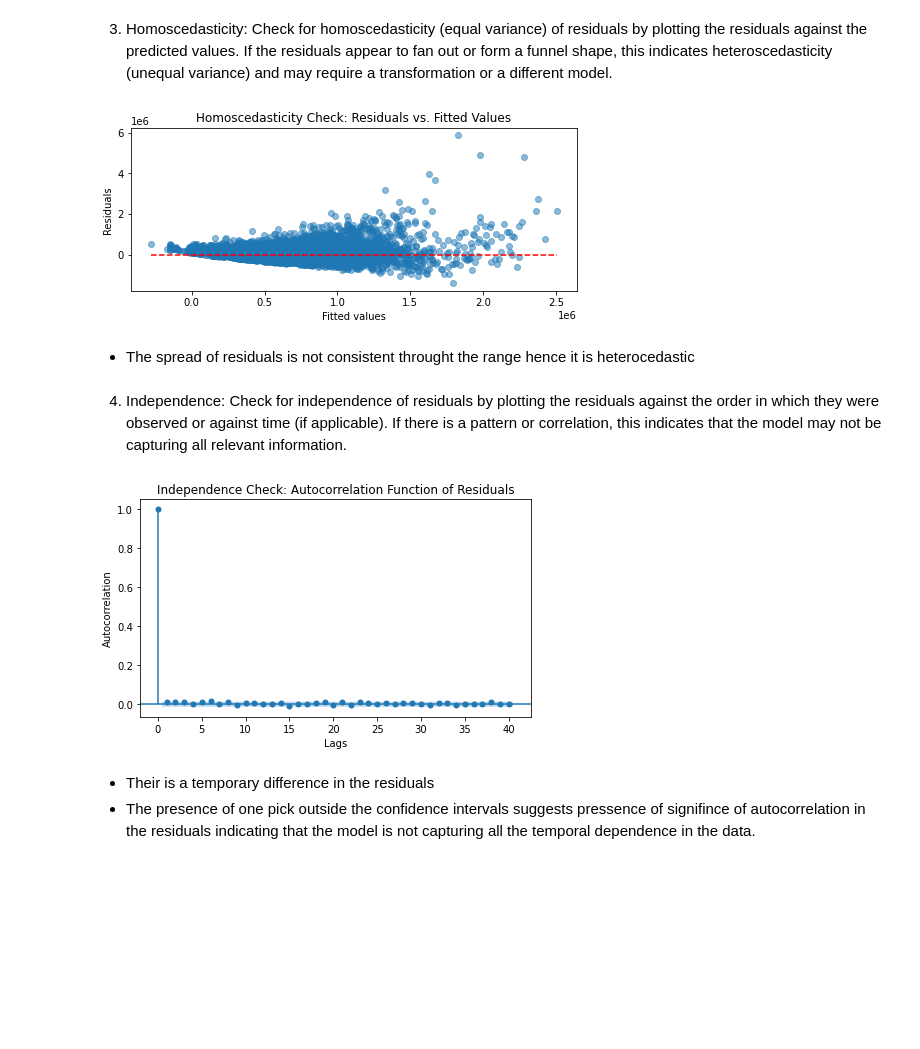
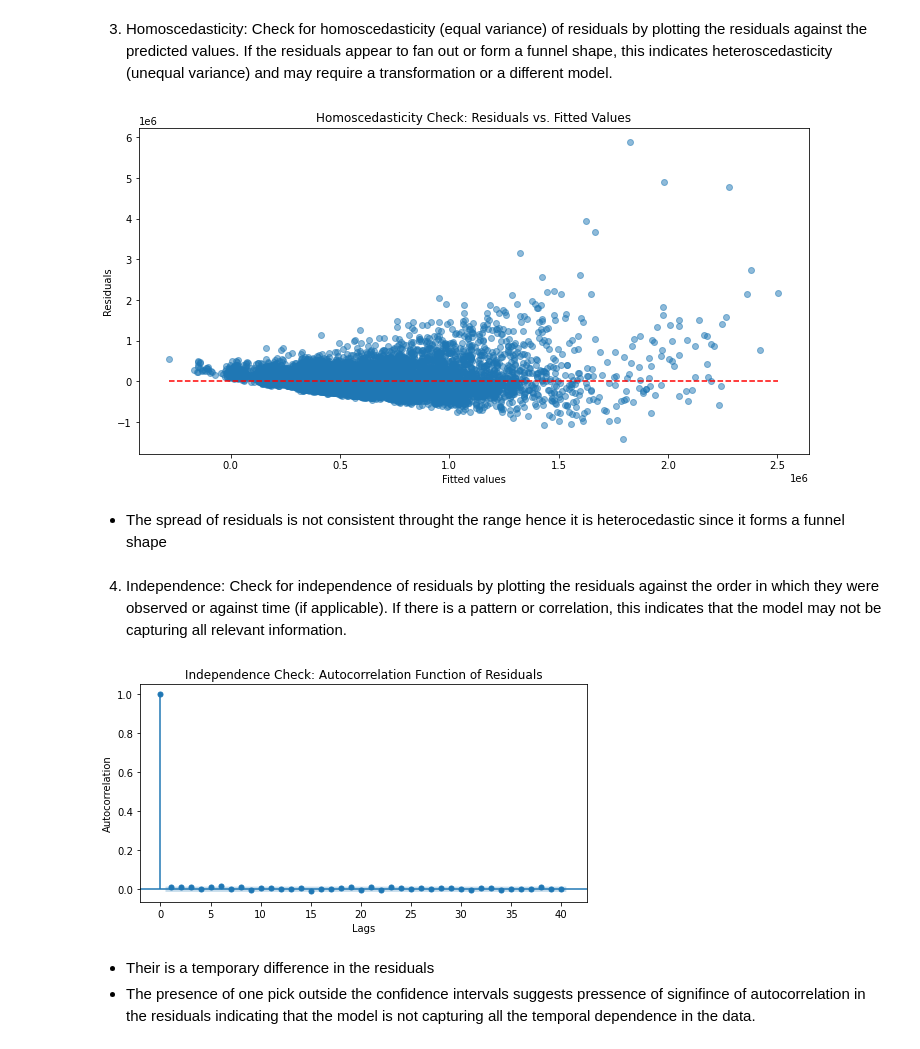
Before and after one commit to BKitainge/Phase_2_Project, a Jupyter notebook: Phase2Projectedit.ipynb, the cells around one changed output. Saved outputs shown, nothing was run; the diff lists cells and outputs as text; code cells hidden in the pictures; blank space fills up the shorter version.

```diff
--- a/Phase2Projectedit.ipynb
+++ b/Phase2Projectedit.ipynb
@@ -592,29 +593,29 @@ normality_check(base_mod.resid)
 # %%
 # plotting residuals vs. fitted values
 def homoscedasticity_check(model):
     model_residuals = model.resid
     model_fitted_y = model.fittedvalues
-    fig, ax = plt.subplots(figsize=(8,3))
+    fig, ax = plt.subplots(figsize=(12,6))
     _ = ax.scatter( model_fitted_y,model_residuals, alpha=.5)
 
     # add horizontal line at y=0
     ax.hlines(y=0, xmin=model_fitted_y.min(), xmax=model_fitted_y.max(), colors='r', linestyles='--')
     ax.set_xlabel('Fitted values')
     ax.set_ylabel('Residuals')
     ax.set_title('Homoscedasticity Check: Residuals vs. Fitted Values')
     plt.show()
 
 homoscedasticity_check(base_mod)
 # %% [output]
-[figure, old version]
+[figure, new version]
 # %% [markdown]
-* The spread of residuals is not consistent throught the range hence it is heterocedastic
+* The spread of residuals is not consistent throught the range hence it is heterocedastic since it forms a funnel shape
 # %% [markdown]
 4. Independence: Check for independence of residuals by plotting the residuals against the order in which they were observed or against time (if applicable). If there is a pattern or correlation, this indicates that the model may not be capturing all relevant information.
 # %%
 # plotting autocorrelation function of residuals
 def independence_check(residuals):
-    fig, ax = plt.subplots(figsize=(7,4))
+    fig, ax = plt.subplots(figsize=(8,4))
     _ = sm.graphics.tsa.plot_acf(residuals, lags=40, ax=ax)
     ax.set_xlabel('Lags')
     ax.set_ylabel('Autocorrelation')
@@ -623,7 +624,7 @@ def independence_check(residuals):
 
 independence_check(base_mod.resid)
 # %% [output]
-[figure, old version]
+[figure, new version]
 # %% [markdown]
 * Their is a temporary difference in the residuals
 * The presence of one pick outside the confidence intervals suggests pressence of signifince of autocorrelation in the residuals indicating that the model is not capturing all the temporal dependence in the data.
```
Also changed, not shown: parts of 37 cells of this notebook.
